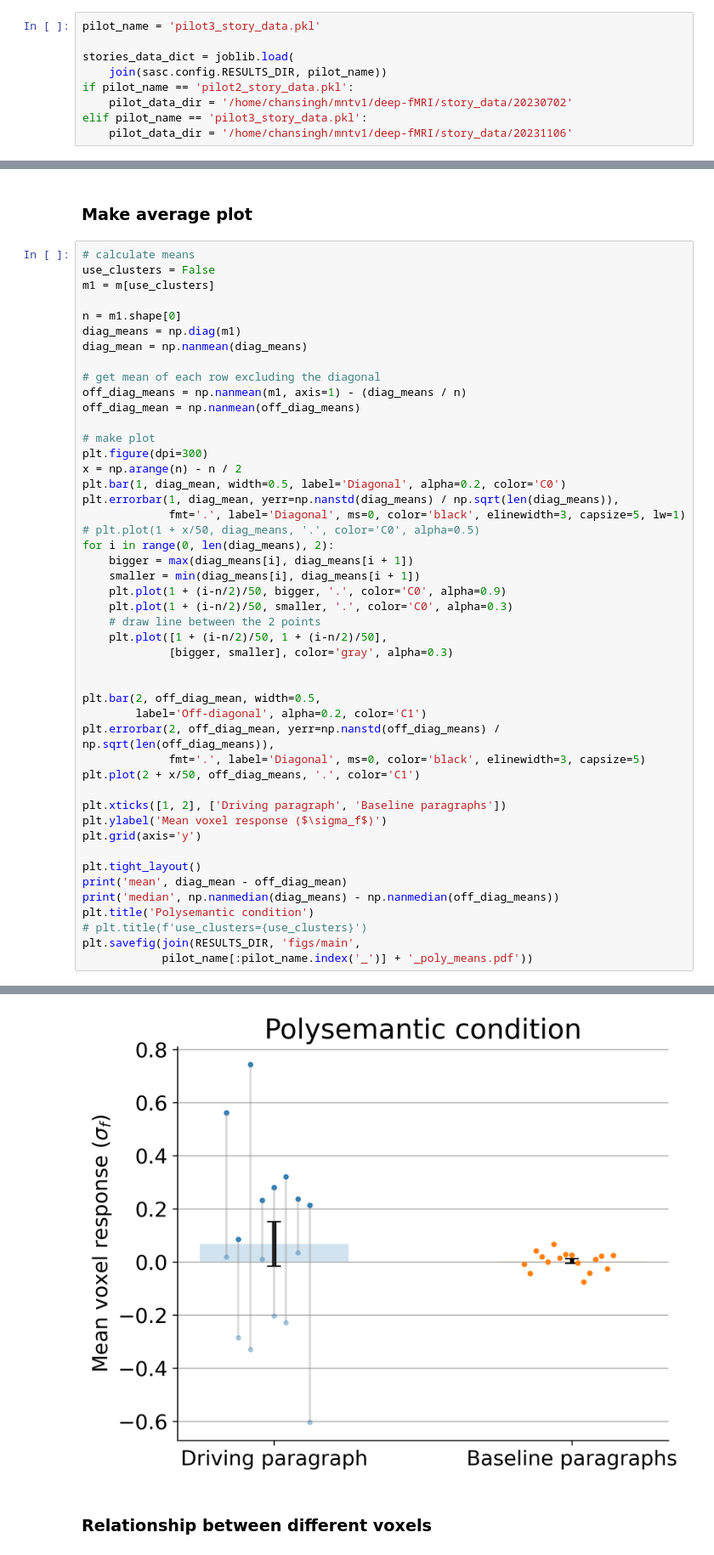
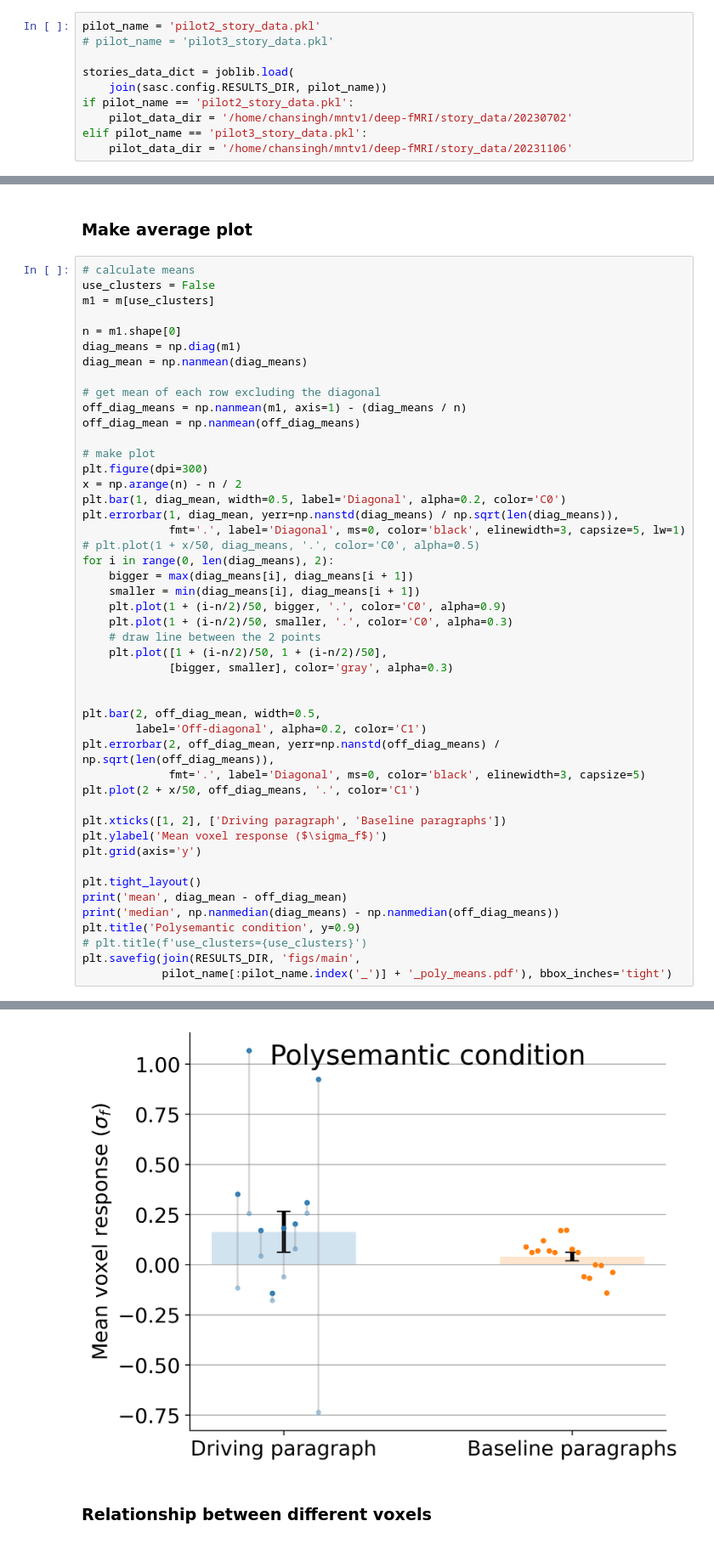
Before and after one commit to microsoft/automated-explanations, a Jupyter notebook: notebooks_stories/2_analyze_pilot/02_polysemantic.ipynb, the cells around one changed output, grey strips where cells are left out. Shown at 85% size. Drawn from its saved outputs; the diff is of its cells as text.

```diff
--- a/notebooks_stories/2_analyze_pilot/02_polysemantic.ipynb
+++ b/notebooks_stories/2_analyze_pilot/02_polysemantic.ipynb
@@ -27,5 +28,6 @@ dvu.set_style()
 # %%
-pilot_name = 'pilot3_story_data.pkl'
+pilot_name = 'pilot2_story_data.pkl'
+# pilot_name = 'pilot3_story_data.pkl'
 
 stories_data_dict = joblib.load(
     join(sasc.config.RESULTS_DIR, pilot_name))
@@ -172,8 +174,8 @@ plt.grid(axis='y')
 plt.tight_layout()
 print('mean', diag_mean - off_diag_mean)
 print('median', np.nanmedian(diag_means) - np.nanmedian(off_diag_means))
-plt.title('Polysemantic condition')
+plt.title('Polysemantic condition', y=0.9)
 # plt.title(f'use_clusters={use_clusters}')
 plt.savefig(join(RESULTS_DIR, 'figs/main',
-            pilot_name[:pilot_name.index('_')] + '_poly_means.pdf'))
+            pilot_name[:pilot_name.index('_')] + '_poly_means.pdf'), bbox_inches='tight')
 # %% [output]
@@ -182,4 +184,4 @@ median 0.04739847090590353
-[figure, old version]
+[figure, new version]
 # %% [markdown]
 ### Relationship between different voxels
 # %%
```
Also changed, not shown: parts of 5 cells of this notebook, 2 other files.
